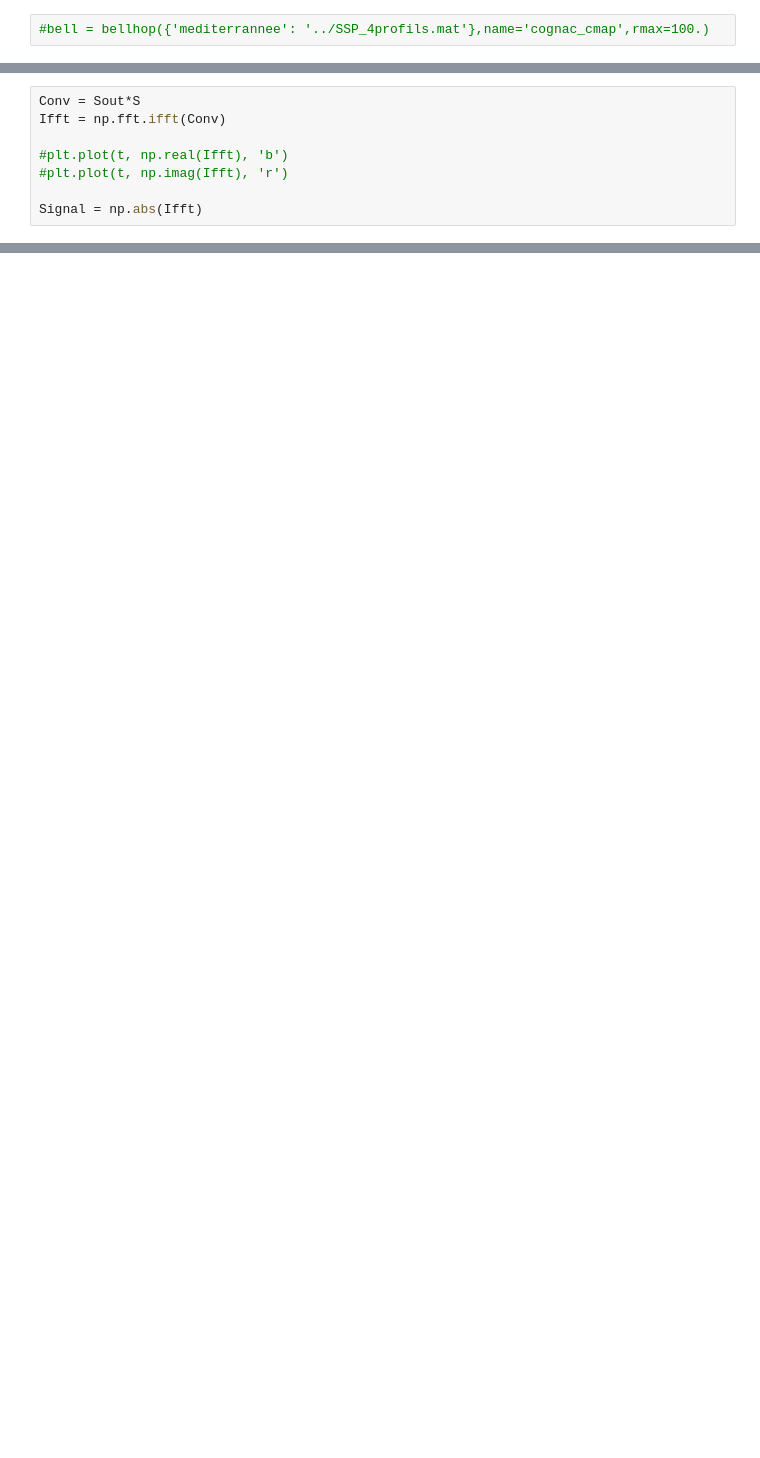
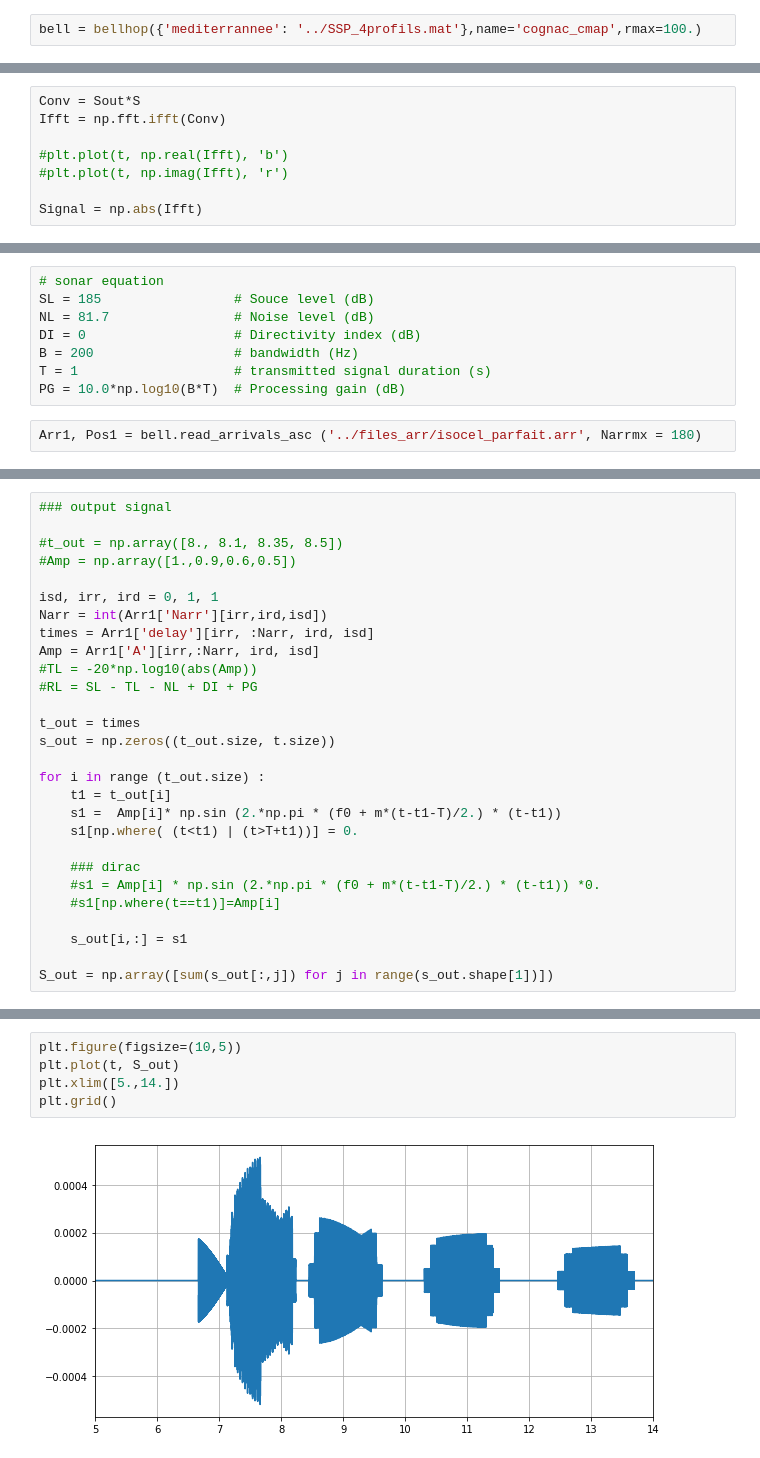
Before and after one commit to ponchama/Cognac_Acoustique, a Jupyter notebook: Bellhop/Partie6_traitement_signal/detection_signal.ipynb, the cells around one changed output, grey strips where cells are left out. Saved outputs shown, nothing was run; the diff lists cells and outputs as text; blank space fills up the shorter version.

```diff
--- a/Bellhop/Partie6_traitement_signal/detection_signal.ipynb
+++ b/Bellhop/Partie6_traitement_signal/detection_signal.ipynb
@@ -14,4 +11,4 @@ The autoreload extension is already loaded. To reload it, use:
 # %%
-#bell = bellhop({'mediterrannee': '../SSP_4profils.mat'},name='cognac_cmap',rmax=100.)
+bell = bellhop({'mediterrannee': '../SSP_4profils.mat'},name='cognac_cmap',rmax=100.)
 # %% [markdown]
 ---
@@ -143,0 +148,10 @@ Signal.size
+# %%
+# sonar equation
+SL = 185                 # Souce level (dB)
+NL = 81.7                # Noise level (dB)
+DI = 0                   # Directivity index (dB)
+B = 200                  # bandwidth (Hz)
+T = 1                    # transmitted signal duration (s)
+PG = 10.0*np.log10(B*T)  # Processing gain (dB)
+# %%
+Arr1, Pos1 = bell.read_arrivals_asc ('../files_arr/isocel_parfait.arr', Narrmx = 180)
@@ -143,0 +160,28 @@ Signal.size
+# %%
+### output signal
+
+#t_out = np.array([8., 8.1, 8.35, 8.5])
+#Amp = np.array([1.,0.9,0.6,0.5])
+
+isd, irr, ird = 0, 1, 1
+Narr = int(Arr1['Narr'][irr,ird,isd])
+times = Arr1['delay'][irr, :Narr, ird, isd]
+Amp = Arr1['A'][irr,:Narr, ird, isd]
+#TL = -20*np.log10(abs(Amp))
+#RL = SL - TL - NL + DI + PG
+
+t_out = times
+s_out = np.zeros((t_out.size, t.size))
+
+for i in range (t_out.size) :
+    t1 = t_out[i]
+    s1 =  Amp[i]* np.sin (2.*np.pi * (f0 + m*(t-t1-T)/2.) * (t-t1))
+    s1[np.where( (t<t1) | (t>T+t1))] = 0.
+
+    ### dirac
+    #s1 = Amp[i] * np.sin (2.*np.pi * (f0 + m*(t-t1-T)/2.) * (t-t1)) *0.
+    #s1[np.where(t==t1)]=Amp[i]
+
+    s_out[i,:] = s1
+
+S_out = np.array([sum(s_out[:,j]) for j in range(s_out.shape[1])])
@@ -143,0 +204,7 @@ Signal.size
+# %%
+plt.figure(figsize=(10,5))
+plt.plot(t, S_out)
+plt.xlim([5.,14.])
+plt.grid()
+# %% [output]
+[figure, added]
```
Also changed, not shown: parts of 45 cells of this notebook.
